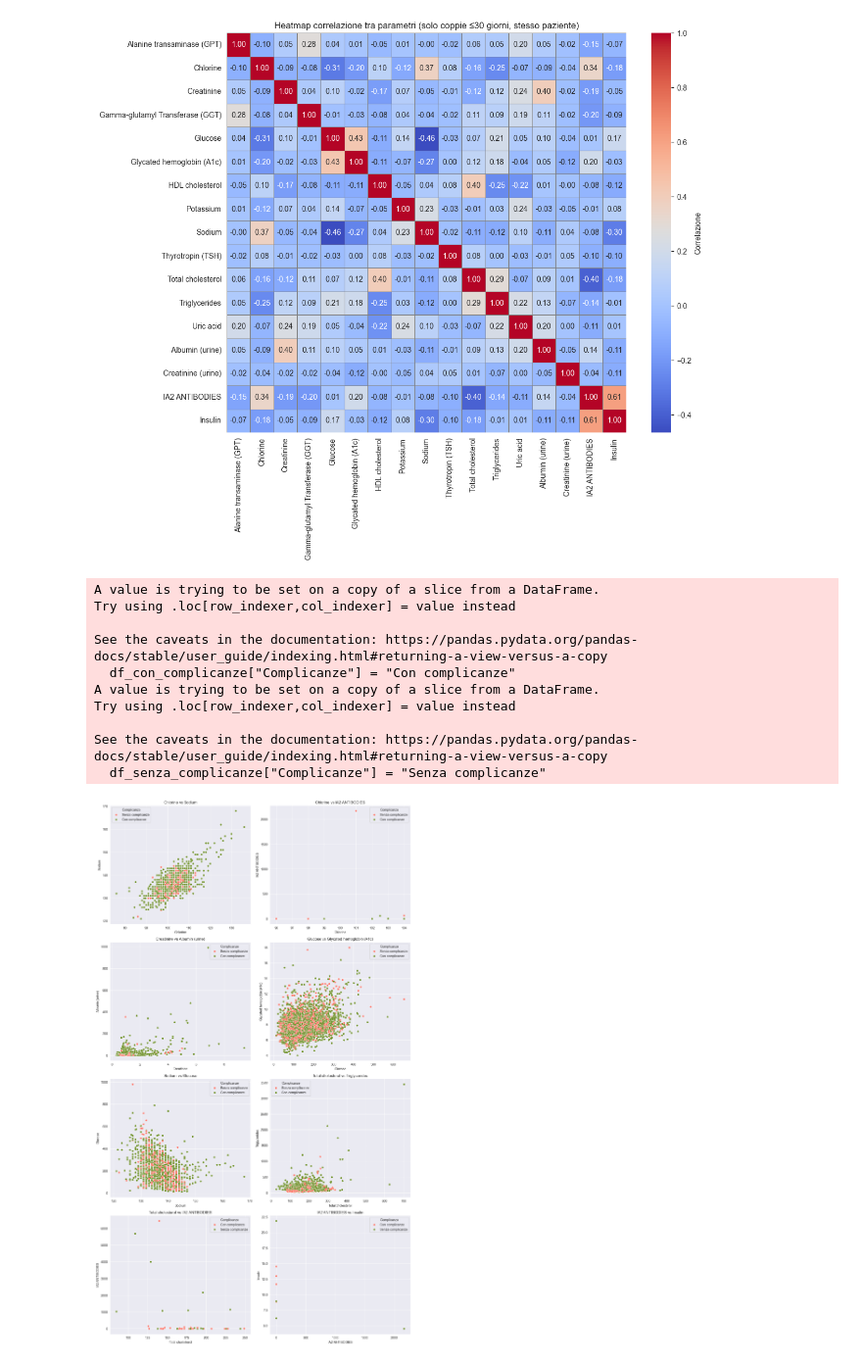
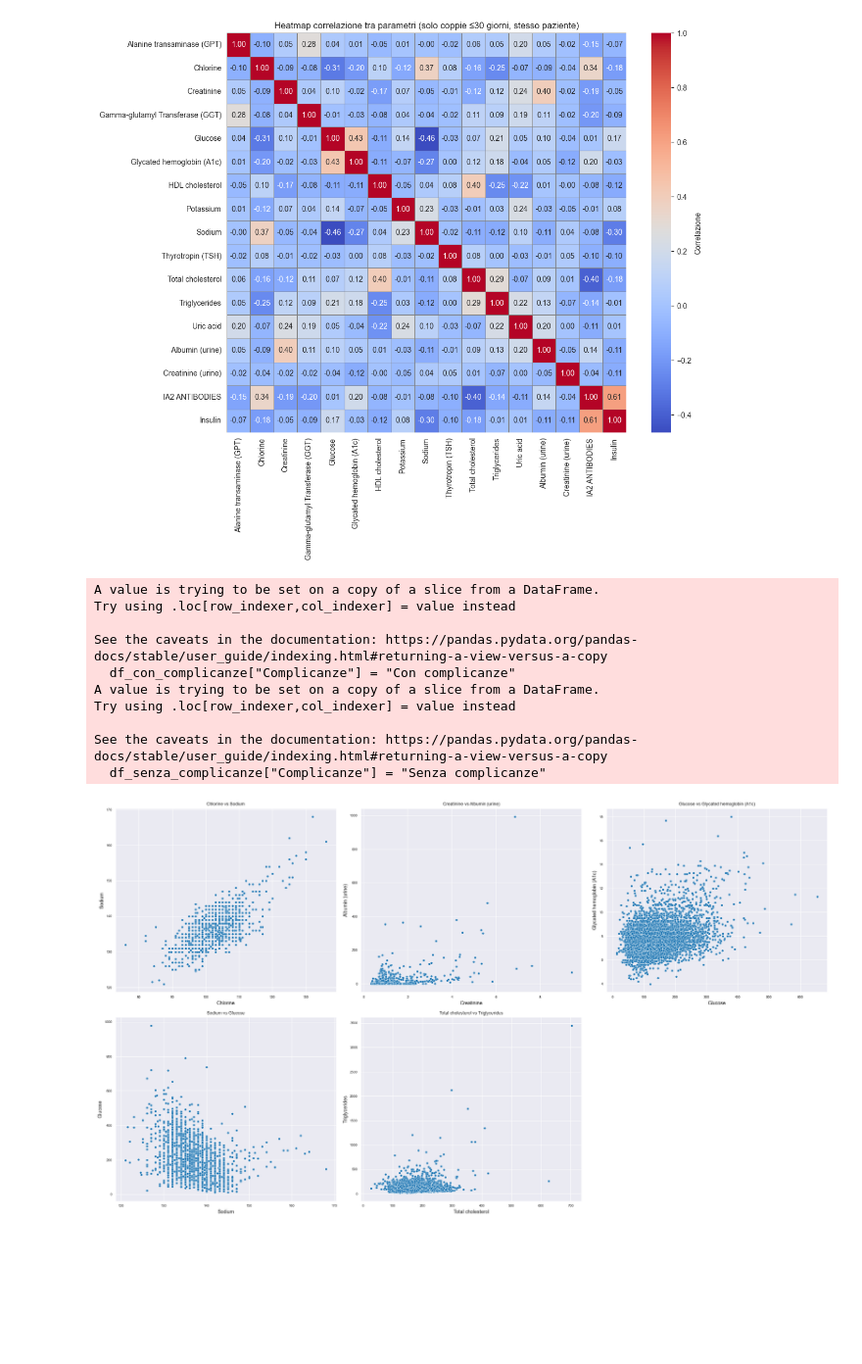
Before and after one commit to MatteoAv/AnalisiDatasetDiabete, a Jupyter notebook: Parametri_Biochimici.ipynb, the cells around one changed output. Shown: that part at 98% size. Cells and saved outputs as stored; diff of their text form; code cells hidden in the pictures; blank space fills up the shorter version.

Commit message:
Grafici di Correlazione

```diff
--- a/Parametri_Biochimici.ipynb
+++ b/Parametri_Biochimici.ipynb
@@ -432,19 +491,19 @@ plt.show()
 # %% [output]
 [figure]
 # %%
-import matplotlib.pyplot as plt
-import seaborn as sns
+from itertools import combinations
+from datetime import datetime, timedelta
 
 # Parametri interessanti dalla heatmap (puoi modificarli o estenderli)
 combinazioni_interessanti = [
     ("Chlorine", "Sodium"),
-    ("Chlorine", "IA2 ANTIBODIES"),
+    #("Chlorine", "IA2 ANTIBODIES"),
     ("Creatinine", "Albumin (urine)"),
     ("Glucose", "Glycated hemoglobin (A1c)"),
     ("Sodium", "Glucose"),  # Correlazione negativa
-    ("Total cholesterol", "Triglycerides"),
-    ("Total cholesterol", "IA2 ANTIBODIES"), # Correlazione negativa
-    ("IA2 ANTIBODIES", "Insulin")
+    ("Total cholesterol", "Triglycerides")
+    #("Total cholesterol", "IA2 ANTIBODIES"), # Correlazione negativa
+    #("IA2 ANTIBODIES", "Insulin")
 ]
 
 # Crea la colonna "Complicanze"
@@ -454,53 +513,86 @@ df_senza_complicanze["Complicanze"] = "Senza complicanze"
 # Unione dei due dataset
 df_merged = pd.concat([df_con_complicanze, df_senza_complicanze], ignore_index=True)
 
+# Parametri da escludere
+parametri_da_escludere = {"Insulin", "IA2 ANTIBODIES"}
+
+# Lista di tutti i parametri unici presenti nel dataset
+parametri_unici = df_merged["Parametro"].unique()
+
+# Tutte le combinazioni possibili escludendo quelle con parametri indesiderati
+#combinazioni_interessanti = [
+#    (p1, p2) for p1, p2 in combinations(parametri_unici, 2)
+#    if p1 not in parametri_da_escludere and p2 not in parametri_da_escludere
+#]
+
 # Conversione a numerico e datetime
 df_merged["Valore"] = pd.to_numeric(df_merged["Valore"], errors="coerce")
 df_merged["Data"] = pd.to_datetime(df_merged["Data"], errors="coerce")
 
 # Prepara i subplot
 n = len(combinazioni_interessanti)
-cols = 2
+cols = 3
 rows = (n + 1) // cols
-fig, axes = plt.subplots(rows, cols, figsize=(14, 6 * rows))
+fig, axes = plt.subplots(rows, cols, figsize=(7 * cols, 6 * rows))
 axes = axes.flatten()
 
 # Loop per ogni coppia
 for i, (p1, p2) in enumerate(combinazioni_interessanti):
-    df_wide = df_merged.pivot_table(
-        index=["ID", "Data", "Complicanze"],
-        columns="Parametro",
-        values="Valore",
-        aggfunc="mean"
-    ).reset_index()
+    if p1 in df_merged["Parametro"].unique() and p2 in df_merged["Parametro"].unique():
+        # Estrai solo i dati rilevanti per questi due parametri
+        df_pair = df_merged[df_merged["Parametro"].isin([p1, p2])]
 
-    if p1 in df_wide.columns and p2 in df_wide.columns:
-        df_plot = df_wide[[p1, p2, "Complicanze"]].dropna()
+        # Pivot temporaneo per confronto tra i due
+        df_pair_pivot = df_pair.pivot_table(
+            index=["ID", "Data", "Complicanze"],
+            columns="Parametro",
+            values="Valore",
+            aggfunc="mean"
+        ).reset_index()
 
-        sns.scatterplot(data=df_plot, x=p1, y=p2, hue="Complicanze",
-                        palette=["#FF6F61", "#6B8E23"], ax=axes[i])
-        axes[i].set_title(f"{p1} vs {p2}")
-        axes[i].grid(True)
+        # Elimina righe dove uno dei due parametri manca
+        df_pair_pivot = df_pair_pivot.dropna(subset=[p1, p2])
+
+        # Per ogni ID, tieni solo le righe dove la differenza tra le date è <= 30 giorni
+        df_filtered = []
+        for (id_, comp), group in df_pair_pivot.groupby(["ID", "Complicanze"]):
+            group_sorted = group.sort_values("Data")
+            for idx, row in group_sorted.iterrows():
+                current_date = row["Data"]
+                mask = (group_sorted["Data"] >= current_date - timedelta(days=30)) & (group_sorted["Data"] <= current_date + timedelta(days=30))
+                nearby = group_sorted[mask]
+                df_filtered.append(nearby)
+
+        df_final = pd.concat(df_filtered).drop_duplicates()
+
+        if not df_final.empty:
+            sns.scatterplot(data=df_final, x=p1, y=p2, ax=axes[i], s=20)
+            axes[i].set_title(f"{p1} vs {p2}", fontsize=9)
+            axes[i].tick_params(labelsize=7)
+            axes[i].grid(True)
+        else:
+            axes[i].text(0.5, 0.5, "Nessun dato entro 30 giorni", ha='center', va='center', fontsize=8)
+            axes[i].set_axis_off()
     else:
         axes[i].text(0.5, 0.5, f"Parametri non trovati:\n{p1}, {p2}",
-                     ha='center', va='center')
+                     ha='center', va='center', fontsize=8)
         axes[i].set_axis_off()
 
 # Rimuove eventuali assi in eccesso
 for j in range(i + 1, len(axes)):
     axes[j].set_axis_off()
 
 plt.tight_layout()
 plt.show()
 # %% [output]
 A value is trying to be set on a copy of a slice from a DataFrame.
 Try using .loc[row_indexer,col_indexer] = value instead
 
 See the caveats in the documentation: https://pandas.pydata.org/pandas-docs/stable/user_guide/indexing.html#returning-a-view-versus-a-copy
   df_con_complicanze["Complicanze"] = "Con complicanze"
 A value is trying to be set on a copy of a slice from a DataFrame.
 Try using .loc[row_indexer,col_indexer] = value instead
 
 See the caveats in the documentation: https://pandas.pydata.org/pandas-docs/stable/user_guide/indexing.html#returning-a-view-versus-a-copy
   df_senza_complicanze["Complicanze"] = "Senza complicanze"
-[figure, old version]
+[figure, new version]
```
Also changed, not shown: parts of 5 cells of this notebook.
